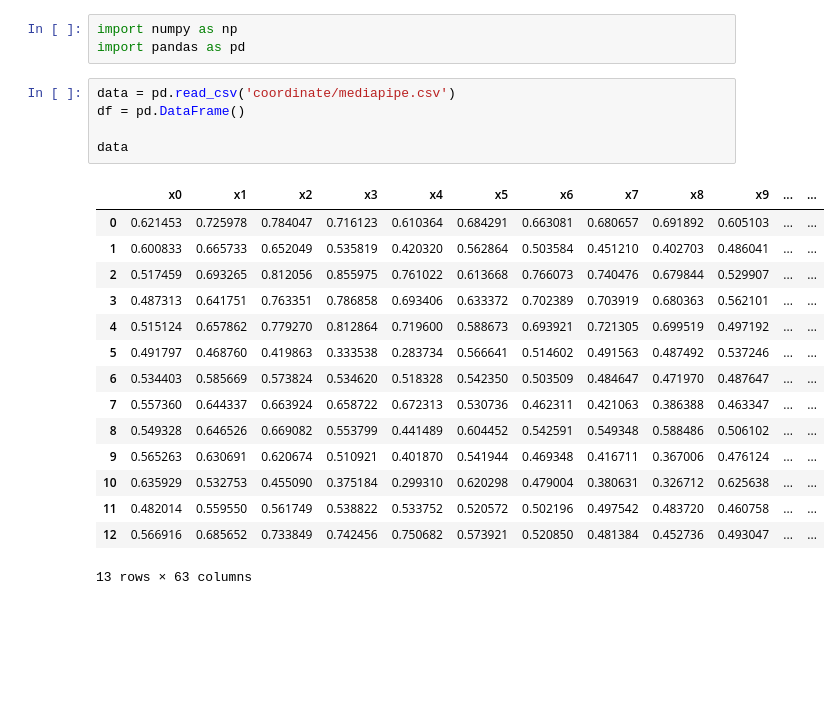
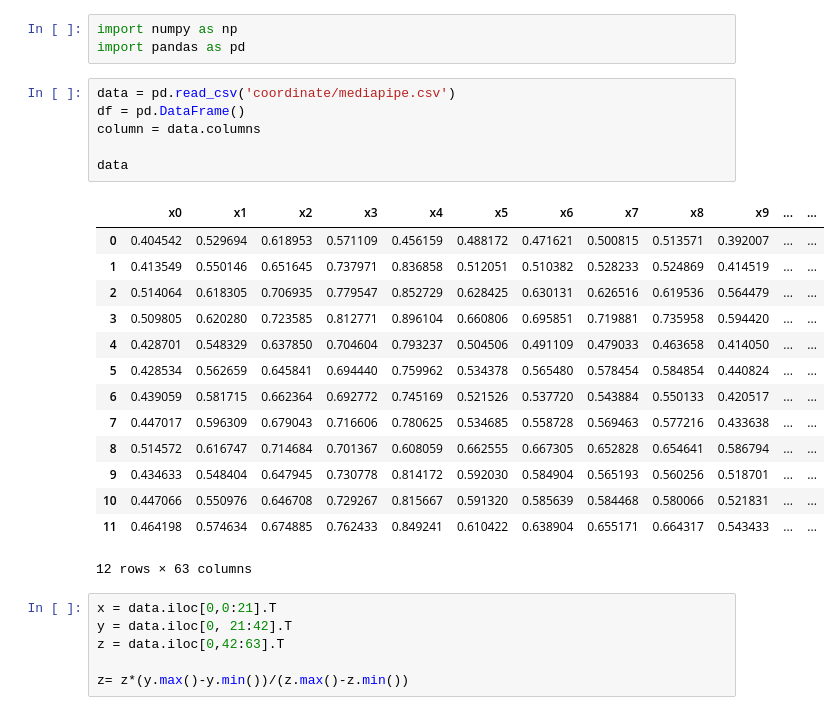
Before and after one commit to devwithpug/RandHand-Chat, a Jupyter notebook: mediaPipe/analysis2.ipynb, the cells around one changed output. Saved outputs shown, nothing was run; the diff lists cells and outputs as text; blank space fills up the shorter version.

```diff
--- a/mediaPipe/analysis2.ipynb
+++ b/mediaPipe/analysis2.ipynb
@@ -4,22 +4,28 @@ import pandas as pd
 # %%
 data = pd.read_csv('coordinate/mediapipe.csv')
 df = pd.DataFrame()
+column = data.columns
 
 data
 # %% [output]
 |  | x0 | x1 | x2 | x3 | x4 | x5 | x6 | x7 | x8 | x9 | ... | ... |
-| 0 | 0.621453 | 0.725978 | 0.784047 | 0.716123 | 0.610364 | 0.684291 | 0.663081 | 0.680657 | 0.691892 | 0.605103 | ... | ... |
-| 1 | 0.600833 | 0.665733 | 0.652049 | 0.535819 | 0.420320 | 0.562864 | 0.503584 | 0.451210 | 0.402703 | 0.486041 | ... | ... |
-| 2 | 0.517459 | 0.693265 | 0.812056 | 0.855975 | 0.761022 | 0.613668 | 0.766073 | 0.740476 | 0.679844 | 0.529907 | ... | ... |
-| 3 | 0.487313 | 0.641751 | 0.763351 | 0.786858 | 0.693406 | 0.633372 | 0.702389 | 0.703919 | 0.680363 | 0.562101 | ... | ... |
-| 4 | 0.515124 | 0.657862 | 0.779270 | 0.812864 | 0.719600 | 0.588673 | 0.693921 | 0.721305 | 0.699519 | 0.497192 | ... | ... |
-| 5 | 0.491797 | 0.468760 | 0.419863 | 0.333538 | 0.283734 | 0.566641 | 0.514602 | 0.491563 | 0.487492 | 0.537246 | ... | ... |
-| 6 | 0.534403 | 0.585669 | 0.573824 | 0.534620 | 0.518328 | 0.542350 | 0.503509 | 0.484647 | 0.471970 | 0.487647 | ... | ... |
-| 7 | 0.557360 | 0.644337 | 0.663924 | 0.658722 | 0.672313 | 0.530736 | 0.462311 | 0.421063 | 0.386388 | 0.463347 | ... | ... |
-| 8 | 0.549328 | 0.646526 | 0.669082 | 0.553799 | 0.441489 | 0.604452 | 0.542591 | 0.549348 | 0.588486 | 0.506102 | ... | ... |
-| 9 | 0.565263 | 0.630691 | 0.620674 | 0.510921 | 0.401870 | 0.541944 | 0.469348 | 0.416711 | 0.367006 | 0.476124 | ... | ... |
-| 10 | 0.635929 | 0.532753 | 0.455090 | 0.375184 | 0.299310 | 0.620298 | 0.479004 | 0.380631 | 0.326712 | 0.625638 | ... | ... |
-| 11 | 0.482014 | 0.559550 | 0.561749 | 0.538822 | 0.533752 | 0.520572 | 0.502196 | 0.497542 | 0.483720 | 0.460758 | ... | ... |
-| 12 | 0.566916 | 0.685652 | 0.733849 | 0.742456 | 0.750682 | 0.573921 | 0.520850 | 0.481384 | 0.452736 | 0.493047 | ... | ... |
+| 0 | 0.404542 | 0.529694 | 0.618953 | 0.571109 | 0.456159 | 0.488172 | 0.471621 | 0.500815 | 0.513571 | 0.392007 | ... | ... |
+| 1 | 0.413549 | 0.550146 | 0.651645 | 0.737971 | 0.836858 | 0.512051 | 0.510382 | 0.528233 | 0.524869 | 0.414519 | ... | ... |
+| 2 | 0.514064 | 0.618305 | 0.706935 | 0.779547 | 0.852729 | 0.628425 | 0.630131 | 0.626516 | 0.619536 | 0.564479 | ... | ... |
+| 3 | 0.509805 | 0.620280 | 0.723585 | 0.812771 | 0.896104 | 0.660806 | 0.695851 | 0.719881 | 0.735958 | 0.594420 | ... | ... |
+| 4 | 0.428701 | 0.548329 | 0.637850 | 0.704604 | 0.793237 | 0.504506 | 0.491109 | 0.479033 | 0.463658 | 0.414050 | ... | ... |
+| 5 | 0.428534 | 0.562659 | 0.645841 | 0.694440 | 0.759962 | 0.534378 | 0.565480 | 0.578454 | 0.584854 | 0.440824 | ... | ... |
+| 6 | 0.439059 | 0.581715 | 0.662364 | 0.692772 | 0.745169 | 0.521526 | 0.537720 | 0.543884 | 0.550133 | 0.420517 | ... | ... |
+| 7 | 0.447017 | 0.596309 | 0.679043 | 0.716606 | 0.780625 | 0.534685 | 0.558728 | 0.569463 | 0.577216 | 0.433638 | ... | ... |
+| 8 | 0.514572 | 0.616747 | 0.714684 | 0.701367 | 0.608059 | 0.662555 | 0.667305 | 0.652828 | 0.654641 | 0.586794 | ... | ... |
+| 9 | 0.434633 | 0.548404 | 0.647945 | 0.730778 | 0.814172 | 0.592030 | 0.584904 | 0.565193 | 0.560256 | 0.518701 | ... | ... |
+| 10 | 0.447066 | 0.550976 | 0.646708 | 0.729267 | 0.815667 | 0.591320 | 0.585639 | 0.584468 | 0.580066 | 0.521831 | ... | ... |
+| 11 | 0.464198 | 0.574634 | 0.674885 | 0.762433 | 0.849241 | 0.610422 | 0.638904 | 0.655171 | 0.664317 | 0.543433 | ... | ... |
-13 rows × 63 columns
+12 rows × 63 columns
+# %%
+x = data.iloc[0,0:21].T
+y = data.iloc[0, 21:42].T
+z = data.iloc[0,42:63].T
+
+z= z*(y.max()-y.min())/(z.max()-z.min())
 # %%
```
Also changed, not shown: parts of 6 cells of this notebook, 2 other files.
